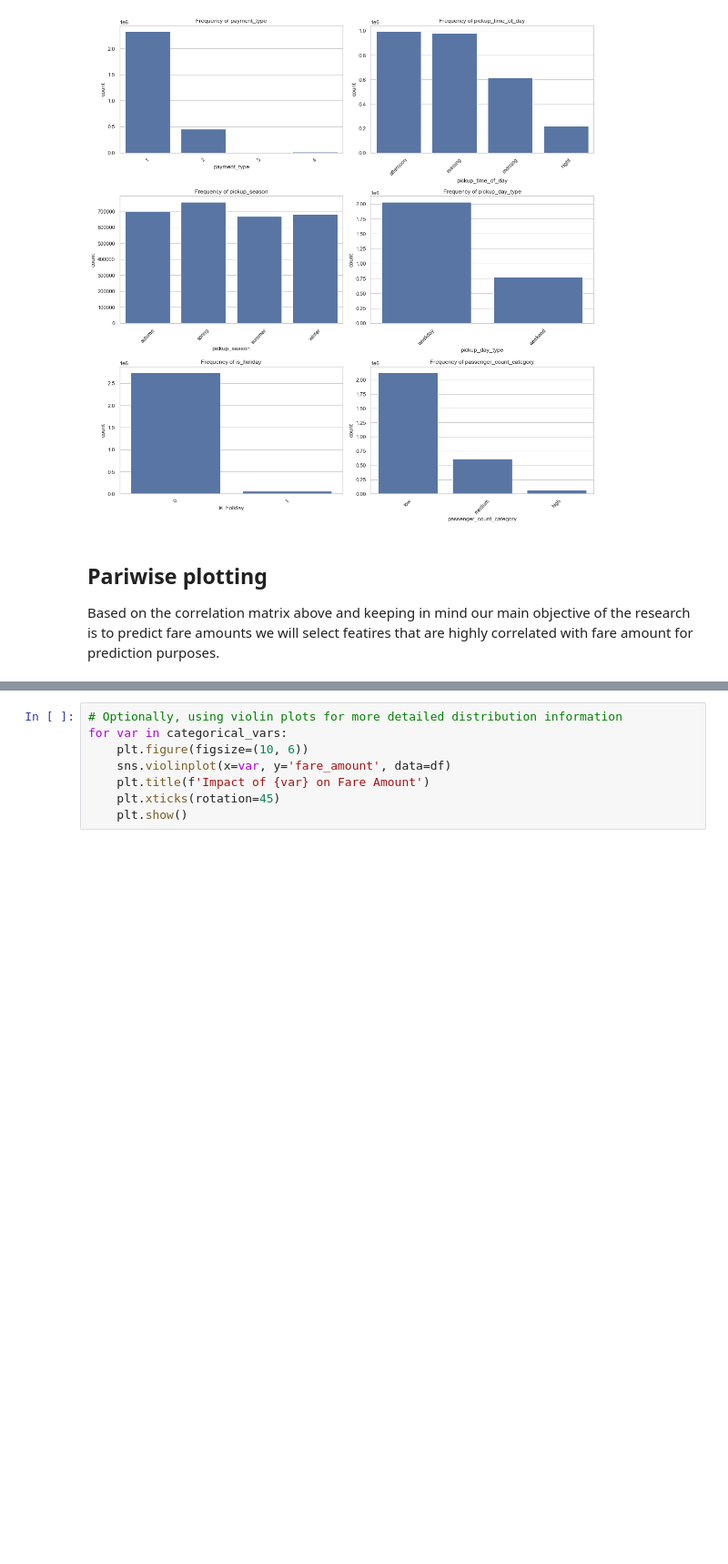
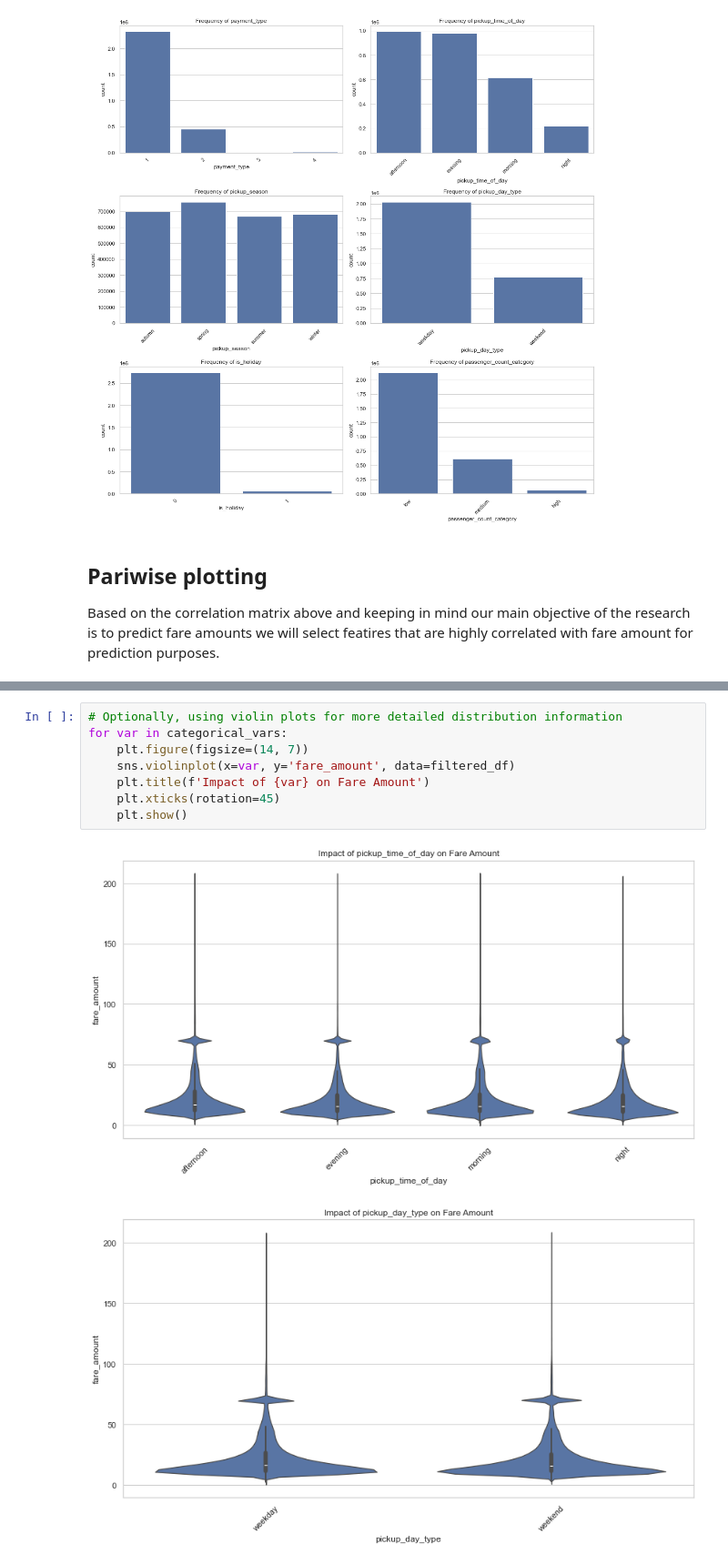
Before and after one commit to doli99/Advanced_Data_Analytics_Advanced_Programming_UNIL_MsCM_BA_Mariam_Dolidze_2024, a Jupyter notebook: 4. EDA_Modeling.ipynb, the cells around one changed output, grey strips where cells are left out. Shown at 91% size. Drawn from its saved outputs; the diff is of its cells as text; blank space fills up the shorter version.

```diff
--- a/4. EDA_Modeling.ipynb
+++ b/4. EDA_Modeling.ipynb
@@ -794,8 +840,11 @@ for var in categorical_vars:
 # %%
 # Optionally, using violin plots for more detailed distribution information
 for var in categorical_vars:
-    plt.figure(figsize=(10, 6))
-    sns.violinplot(x=var, y='fare_amount', data=df)
+    plt.figure(figsize=(14, 7))
+    sns.violinplot(x=var, y='fare_amount', data=filtered_df)
     plt.title(f'Impact of {var} on Fare Amount')
     plt.xticks(rotation=45)
     plt.show()
+# %% [output]
+[figure, added]
+[figure, added]
```
Also changed, not shown: parts of 24 cells of this notebook.
